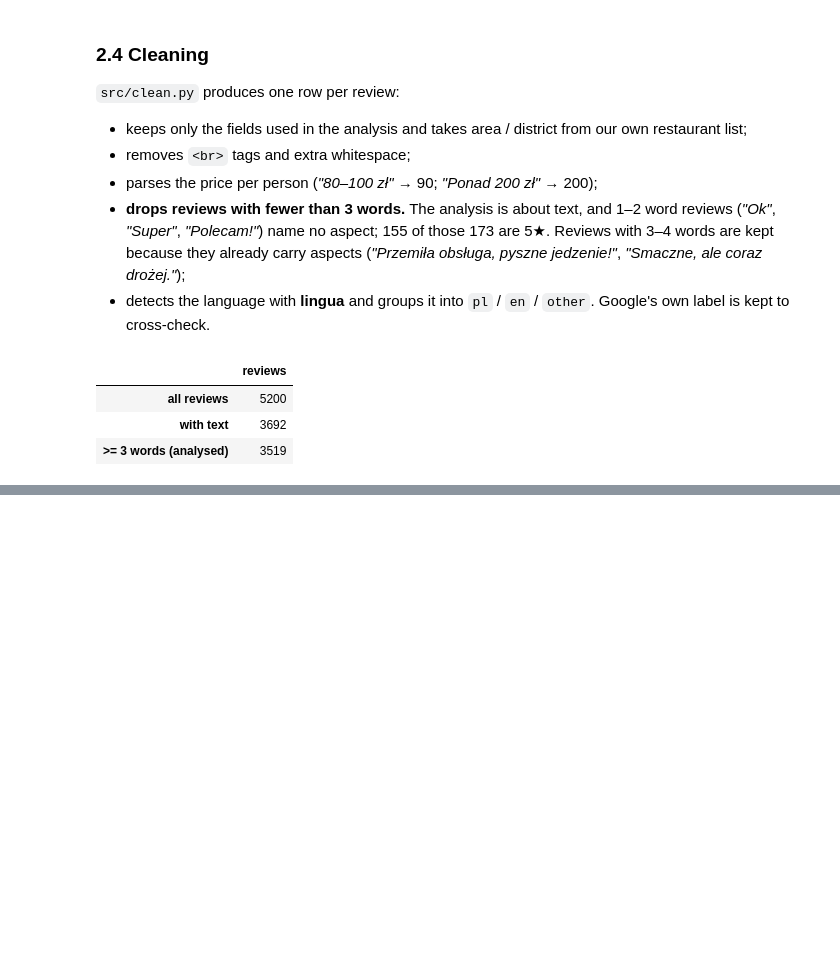
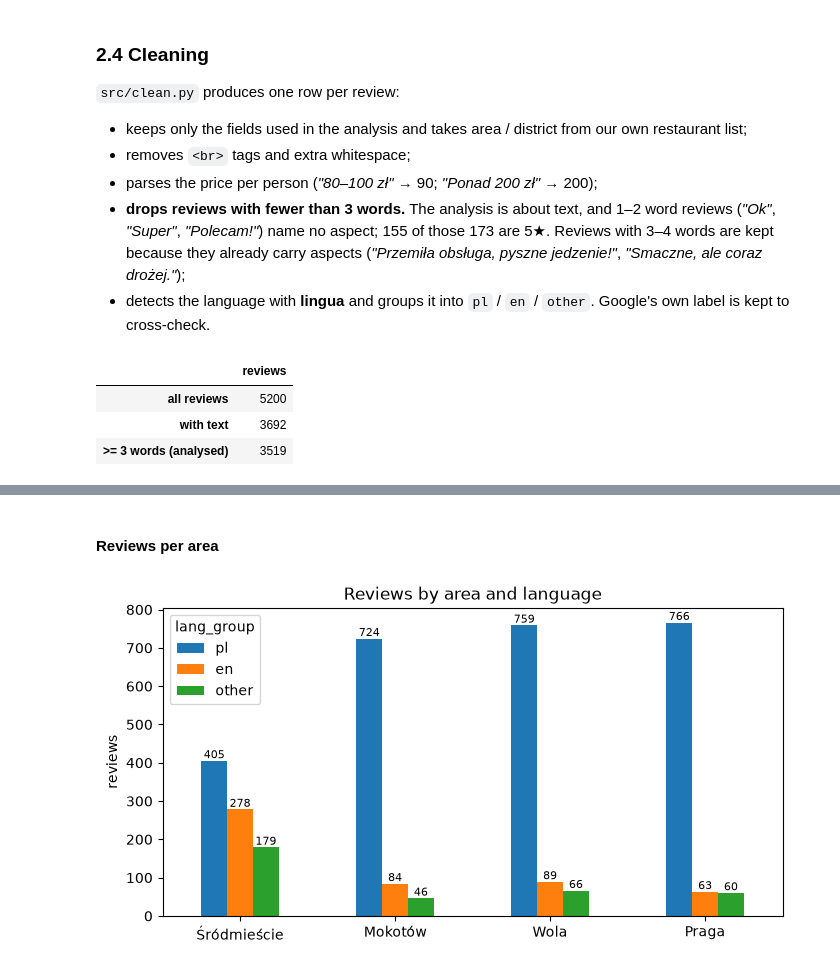
Before and after one commit to mateoseasc/Warsaw_Restaurant_Reviews, a Jupyter notebook: notebooks/analysis.ipynb, the cells around one changed output, grey strips where cells are left out. Cells and saved outputs as stored; diff of their text form; code cells hidden in the pictures; blank space fills up the shorter version.

```diff
--- a/notebooks/analysis.ipynb
+++ b/notebooks/analysis.ipynb
@@ -259,0 +266,13 @@ sentence-level sentiment (XLM-RoBERTa), aspect × sentiment table, comparisons b
+# %% [markdown]
+#### Reviews per area
+# %%
+import matplotlib.pyplot as plt
+
+counts = pd.crosstab(reviews["area"], reviews["lang_group"]).reindex(sel.AREAS)[["pl", "en", "other"]]
+ax = counts.plot(kind="bar", figsize=(8, 4), rot=0)
+ax.set(title="Reviews by area and language", xlabel="", ylabel="reviews")
+for c in ax.containers:
+    ax.bar_label(c, fontsize=8)
+plt.show()
+# %% [output]
+[figure, added]
```
Also changed, not shown: parts of 19 cells of this notebook, 2 other files.
